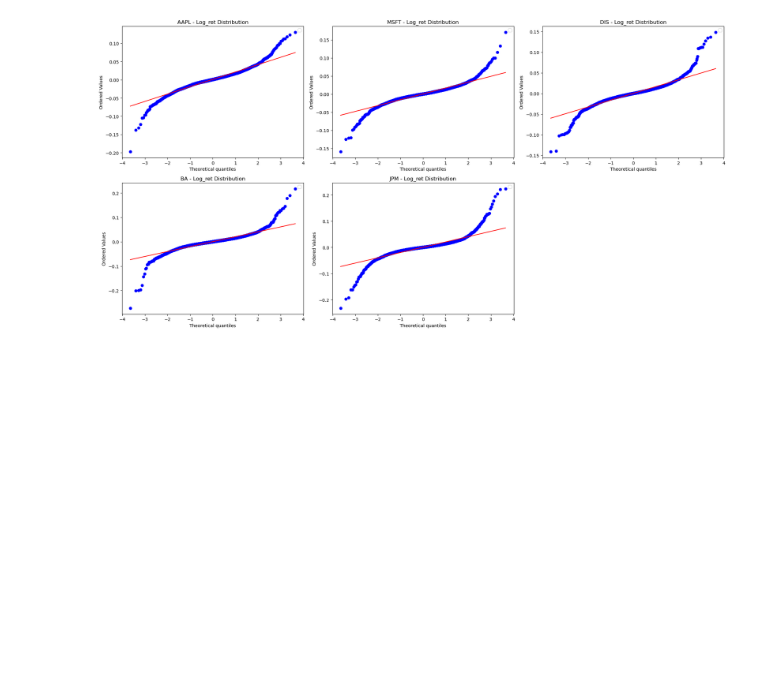
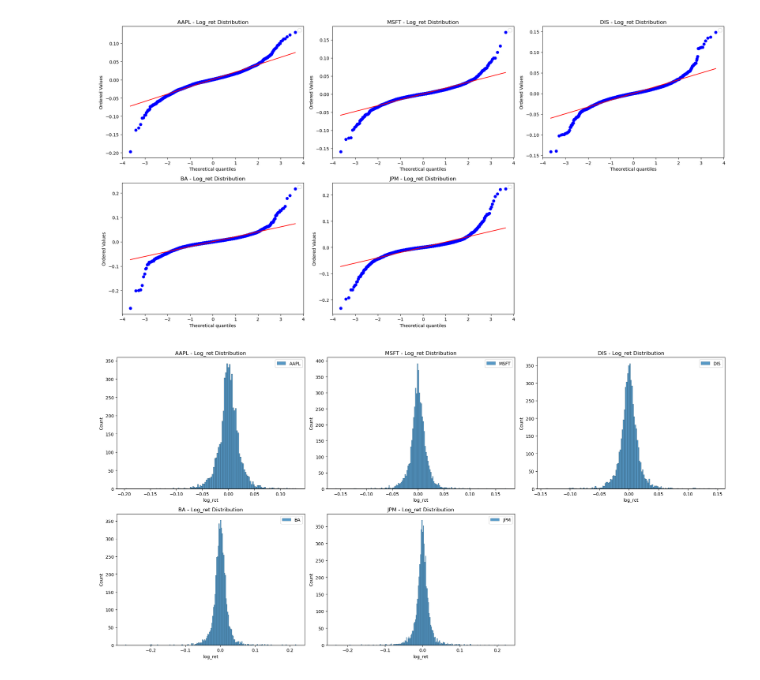
Before and after one commit to rravinet/algo_trading, a Jupyter notebook: Notebooks/eda_stocks.ipynb, the cells around one changed output. Drawn from its saved outputs; the diff is of its cells as text; code cells hidden in the pictures; blank space fills up the shorter version.

```diff
--- a/Notebooks/eda_stocks.ipynb
+++ b/Notebooks/eda_stocks.ipynb
@@ -205,7 +205,7 @@ class DataViz:
             fig.show()
 
 
-    def plot_distribution(self, column: str = 'log_ret', plot_type: str = 'qq', separate_plots: bool = True):
+    def plot_distribution(self, column: str = 'log_ret', plot_type: str = 'qq',dist = 'norm', separate_plots: bool = True):
         """
         Plots the distribution of the specified column for each ticker.
 
@@ -234,7 +234,7 @@ class DataViz:
                 elif plot_type == 'kde':
                     sns.kdeplot(data, ax=ax[i], label=ticker)
                 elif plot_type == 'qq':
-                    stats.probplot(data, dist="norm", plot=ax[i])
+                    stats.probplot(data, dist=dist, plot=ax[i])
 
                 ax[i].set_title(f'{ticker} - {column.capitalize()} Distribution')
                 ax[i].legend()
@@ -256,7 +256,7 @@ class DataViz:
                 elif plot_type == 'kde':
                     sns.kdeplot(data, ax=ax, label=ticker)
                 elif plot_type == 'qq':
-                    stats.probplot(data, dist="norm", plot=ax)
+                    stats.probplot(data, dist=dist, plot=ax)
                     break  # We can only plot one ticker for qq plot
 
             ax.set_title(f'{column.capitalize()} Distribution for Selected Tickers')
@@ -356,3 +365,7 @@ data_viz.plot_distribution()
+# %%
+data_viz.plot_distribution(plot_type= 'hist')
+# %% [output]
+[figure, added]
 # %%
 data_viz.plot_ohlc(tickers = ['AAPL', 'MSFT'])
 # %%
```
Also changed, not shown: parts of 1 cell of this notebook, 15 other files.
